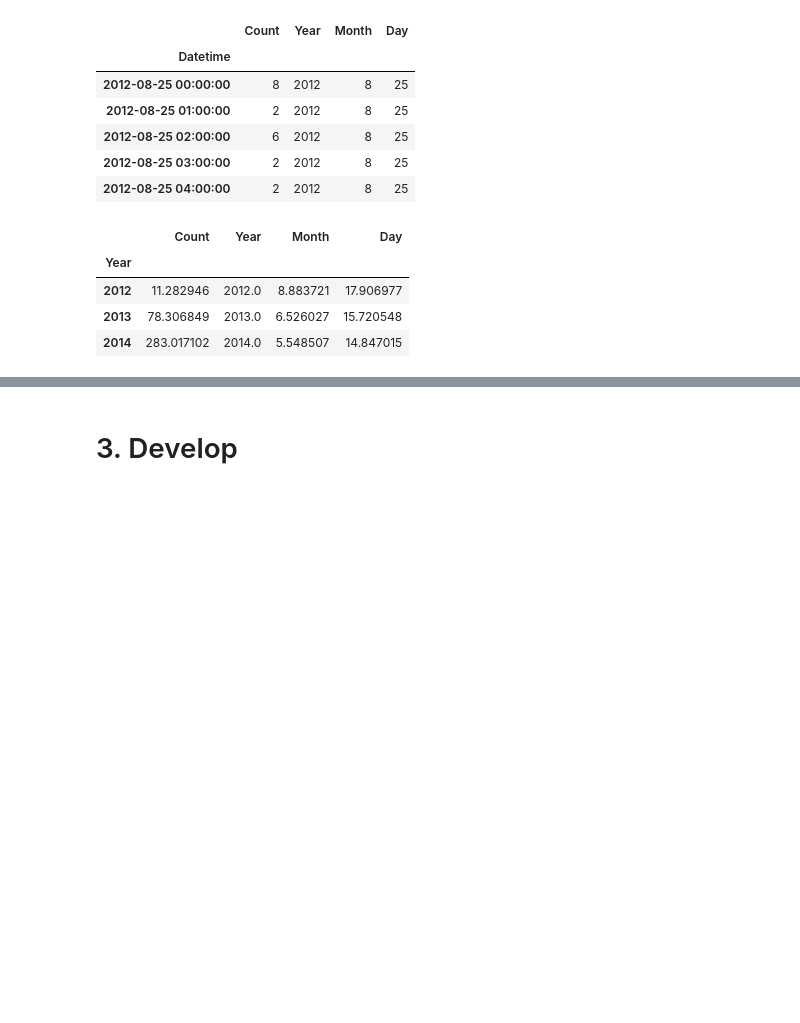
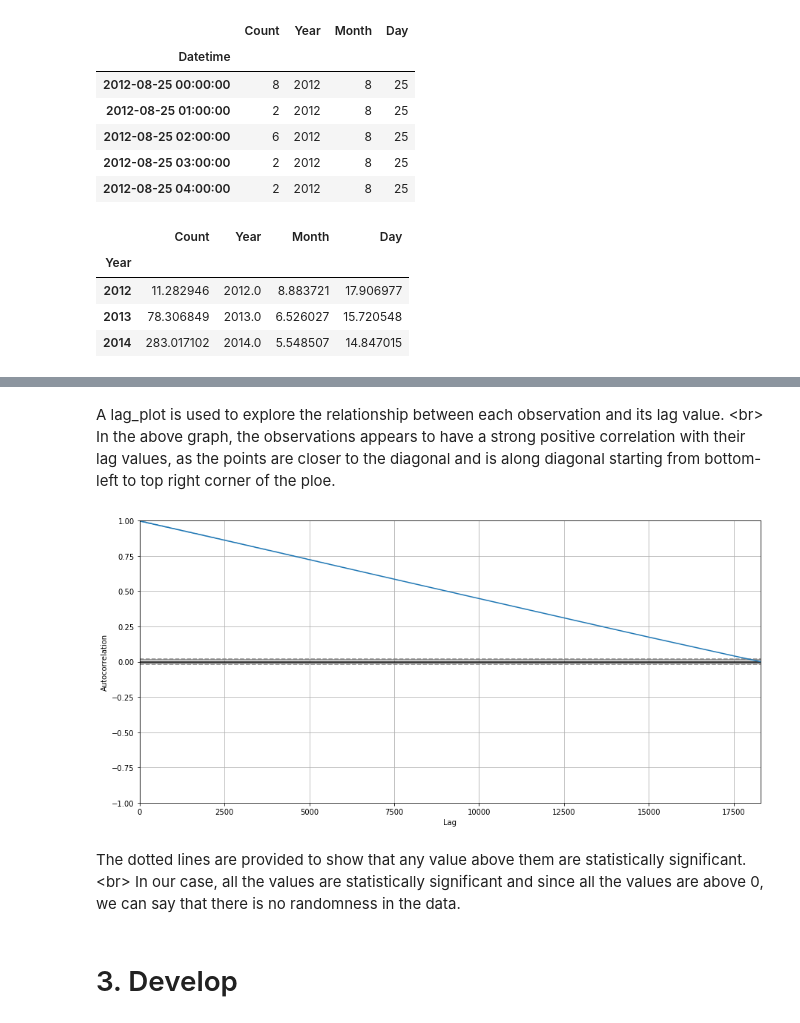
Before and after one commit to varushij/Commuter-Forecasting, a Jupyter notebook: Commuter Forecasting.ipynb, the cells around one changed output, grey strips where cells are left out. Drawn from its saved outputs; the diff is of its cells as text; code cells hidden in the pictures; blank space fills up the shorter version.

```diff
--- a/Commuter Forecasting.ipynb
+++ b/Commuter Forecasting.ipynb
@@ -213,3 +220,15 @@ years_group.mean()
+# %% [markdown]
+A lag_plot is used to explore the relationship between each observation and its lag value. <br\>
+In the above graph, the observations appears to have a strong positive correlation with their lag values, as the points are closer to the diagonal and is along diagonal starting from bottom-left to top right corner of the ploe.
+# %%
+# -------------------------Auto-correlation Plot ------------------------------ #
+autocorrelation_plot(train)
+plt.show()
+# %% [output]
+[figure, added]
+# %% [markdown]
+The dotted lines are provided to show that any value above them are statistically significant. <br\>
+In our case, all the values are statistically significant and since all the values are above 0, we can say that there is no randomness in the data.
 # %% [markdown]
 # 3. Develop
 # %% [markdown]
```
Also changed, not shown: parts of 2 cells of this notebook.
